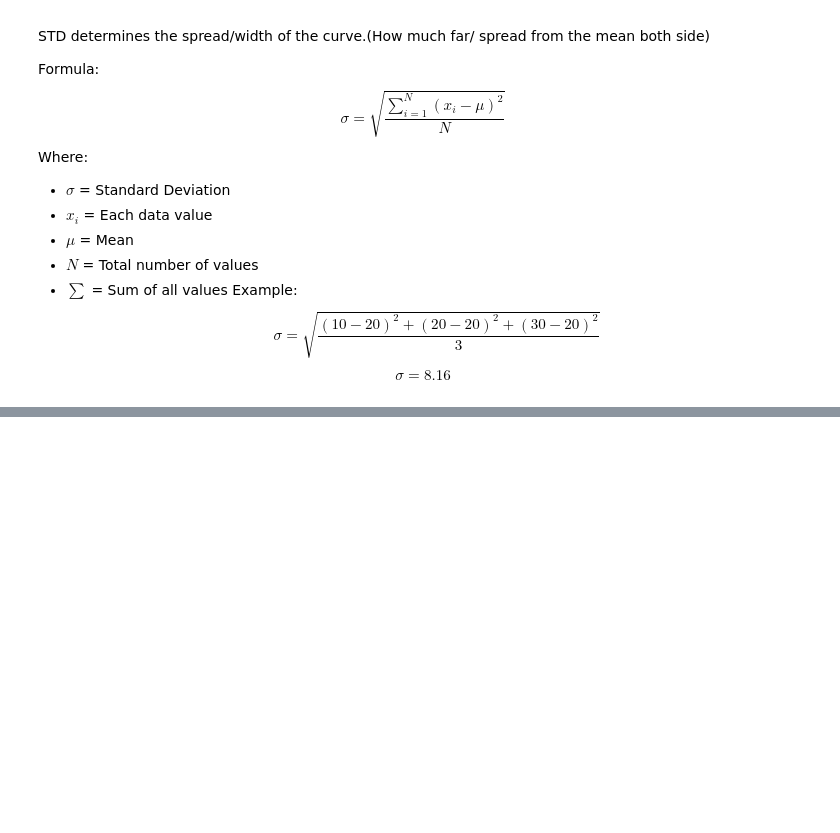
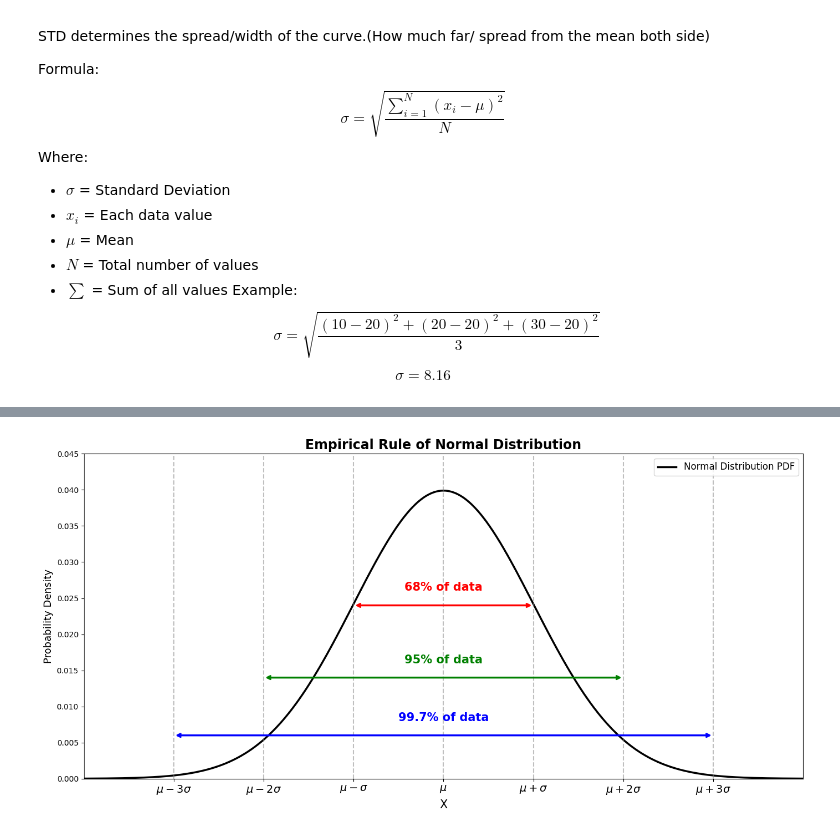
Before and after one commit to TanzilaDewan789/Machine_Learning, a Jupyter notebook: 3.Outlier_Detection.ipynb, the cells around one changed output, grey strips where cells are left out. Saved outputs shown, nothing was run; the diff lists cells and outputs as text; code cells hidden in the pictures; blank space fills up the shorter version.

```diff
--- a/3.Outlier_Detection.ipynb
+++ b/3.Outlier_Detection.ipynb
@@ -81,0 +84,100 @@ $$
+# %%
+#code is using just for understand graphical representaion
+
+from scipy.stats import norm
+
+# 1. Mean and Standard Deviation
+mu = 50
+sigma = 10
+
+# 2. Generate normal distribution
+x = np.linspace(mu - 4*sigma, mu + 4*sigma, 1000)
+y = norm.pdf(x, mu, sigma)
+
+# 3. Create figure
+plt.figure(figsize=(14, 7))
+
+# 4. Plot normal distribution curve
+plt.plot(x, y, color='black', linewidth=2.5,
+         label='Normal Distribution PDF')
+
+# 5. Draw vertical sigma lines
+for i in range(-3, 4):
+    plt.axvline(
+        mu + i*sigma,
+        color='gray',
+        linestyle='--',
+        alpha=0.5
+    )
+
+# 6. Add percentage arrows
+
+# 68%: mu - sigma to mu + sigma
+plt.annotate(
+    '', xy=(mu + sigma, 0.024),
+    xytext=(mu - sigma, 0.024),
+    arrowprops=dict(arrowstyle='<->', color='red', lw=2.5)
+)
+
+plt.text(mu, 0.026, '68% of data',
+         color='red', fontsize=15,
+         ha='center', fontweight='bold')
+
+
+# 95%: mu - 2sigma to mu + 2sigma
+plt.annotate(
+    '', xy=(mu + 2*sigma, 0.014),
+    xytext=(mu - 2*sigma, 0.014),
+    arrowprops=dict(arrowstyle='<->', color='green', lw=2.5)
+)
+
+plt.text(mu, 0.016, '95% of data',
+         color='green', fontsize=15,
+         ha='center', fontweight='bold')
+
+
+# 99.7%: mu - 3sigma to mu + 3sigma
+plt.annotate(
+    '', xy=(mu + 3*sigma, 0.006),
+    xytext=(mu - 3*sigma, 0.006),
+    arrowprops=dict(arrowstyle='<->', color='blue', lw=2.5)
+)
+
+plt.text(mu, 0.008, '99.7% of data',
+         color='blue', fontsize=15,
+         ha='center', fontweight='bold')
+
+
+# 7. X-axis labels
+labels = [
+    r'$\mu-3\sigma$',
+    r'$\mu-2\sigma$',
+    r'$\mu-\sigma$',
+    r'$\mu$',
+    r'$\mu+\sigma$',
+    r'$\mu+2\sigma$',
+    r'$\mu+3\sigma$'
+]
+
+positions = [mu + i*sigma for i in range(-3, 4)]
+
+plt.xticks(positions, labels, fontsize=14)
+
+# 8. Titles and axis labels
+plt.title('Empirical Rule of Normal Distribution',
+          fontsize=17, fontweight='bold')
+
+plt.xlabel('X', fontsize=15)
+plt.ylabel('Probability Density', fontsize=13)
+
+# 9. Formatting
+plt.xlim(mu - 4*sigma, mu + 4*sigma)
+plt.ylim(0, 0.045)
+
+plt.legend(fontsize=12, loc='upper right')
+plt.grid(False)
+
+plt.tight_layout()
+plt.show()
+# %% [output]
+[figure, added]
```
Also changed, not shown: parts of 16 cells of this notebook.
